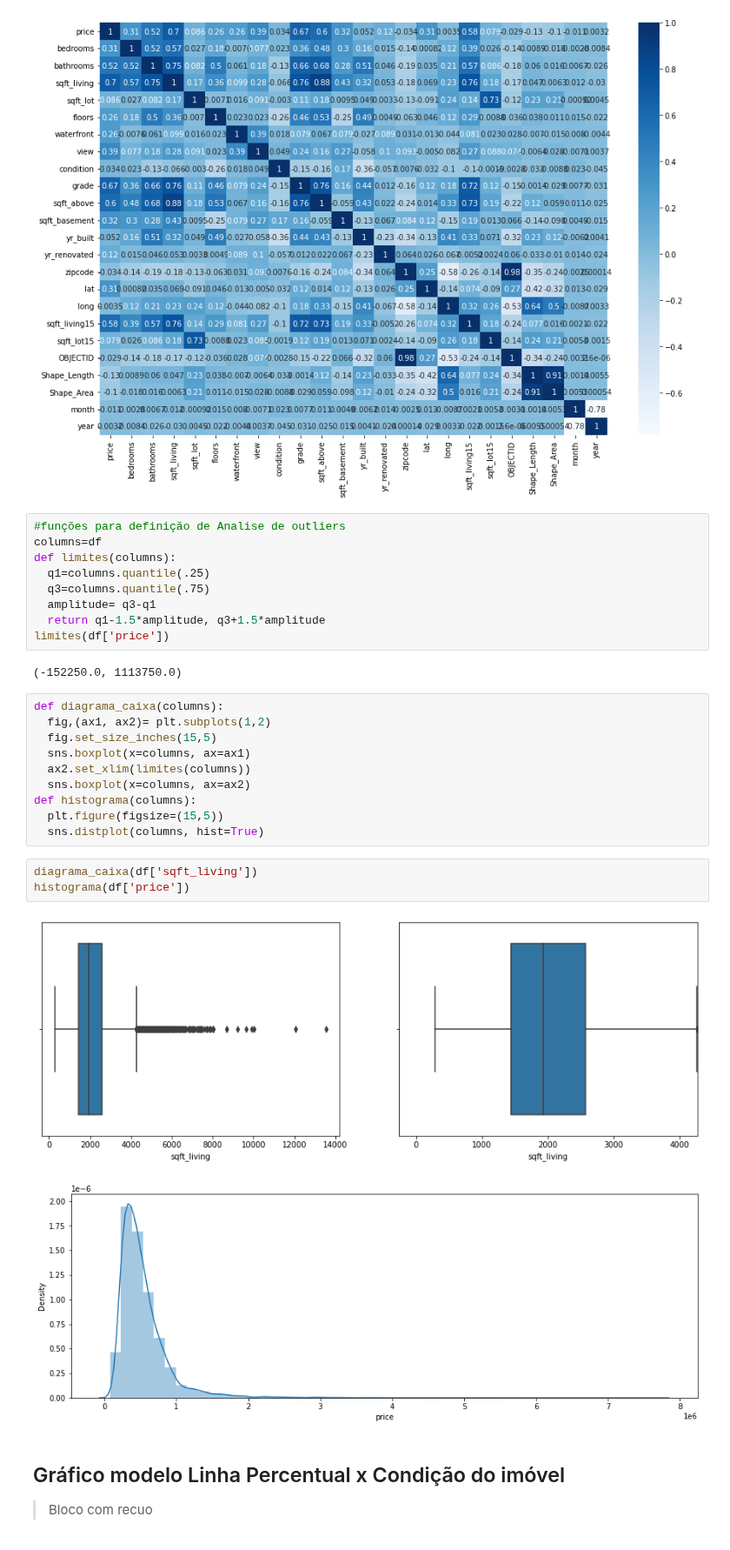
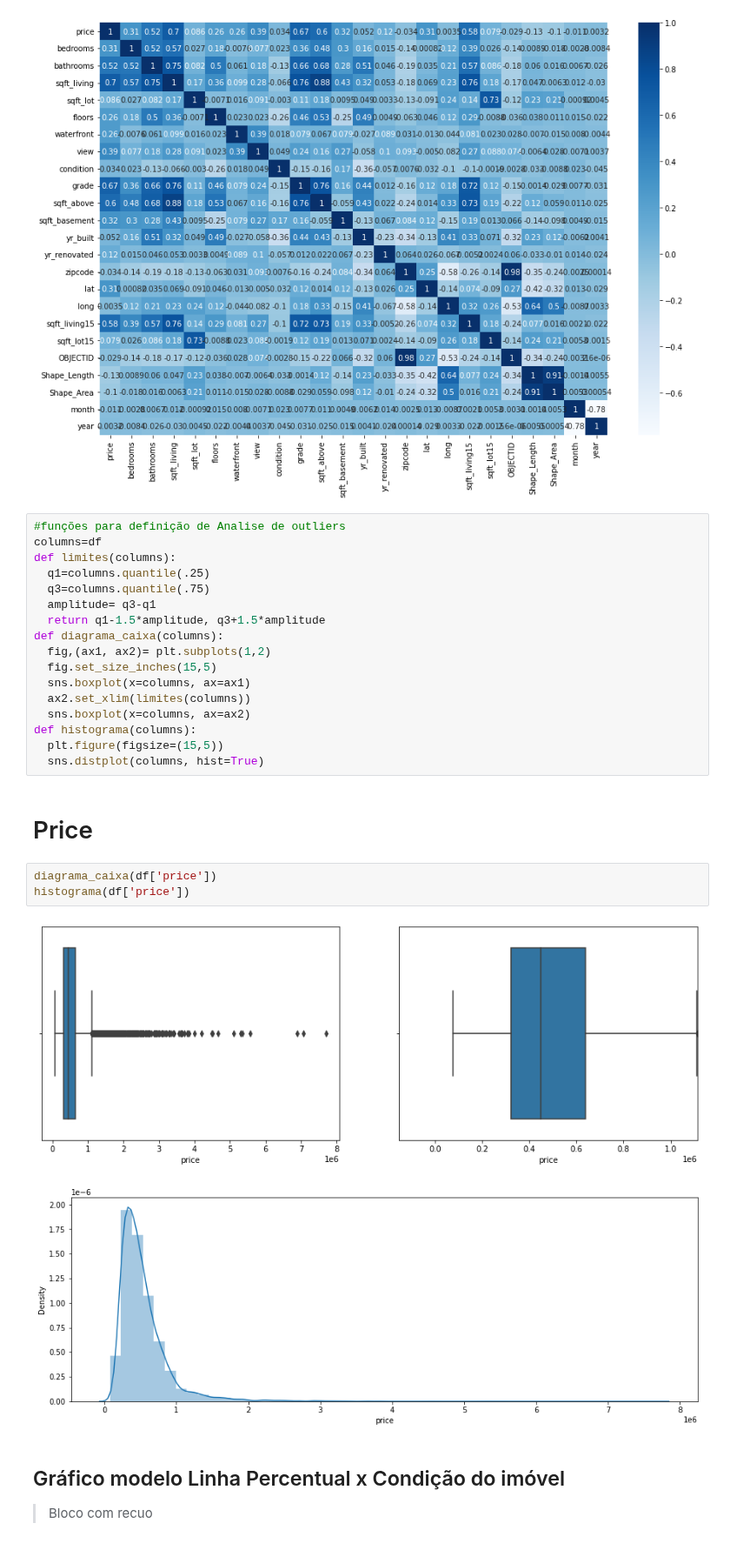
Before and after one commit to ramon-santana-silva/miniprojeto01, a Jupyter notebook: roofimoveis.ipynb, the cells around one changed output. Shown at 87% size. Cells and saved outputs as stored; diff of their text form.

```diff
--- a/roofimoveis.ipynb
+++ b/roofimoveis.ipynb
@@ -306,24 +306,22 @@ def limites(columns):
   q3=columns.quantile(.75)
   amplitude= q3-q1
   return q1-1.5*amplitude, q3+1.5*amplitude
-limites(df['price'])
+def diagrama_caixa(columns):
+  fig,(ax1, ax2)= plt.subplots(1,2)
+  fig.set_size_inches(15,5)
+  sns.boxplot(x=columns, ax=ax1)
+  ax2.set_xlim(limites(columns))
+  sns.boxplot(x=columns, ax=ax2)
+def histograma(columns):
+  plt.figure(figsize=(15,5))
+  sns.distplot(columns, hist=True)
-# %% [output]
-(-152250.0, 1113750.0)
-# %%
-def diagrama_caixa(columns):
-  fig,(ax1, ax2)= plt.subplots(1,2)
-  fig.set_size_inches(15,5)
-  sns.boxplot(x=columns, ax=ax1)
-  ax2.set_xlim(limites(columns))
-  sns.boxplot(x=columns, ax=ax2)
-def histograma(columns):
-  plt.figure(figsize=(15,5))
-  sns.distplot(columns, hist=True)
+# %% [markdown]
+<h1>Price</h1>
 # %%
-diagrama_caixa(df['sqft_living'])
+diagrama_caixa(df['price'])
 histograma(df['price'])
 # %% [output]
-[figure, old version]
+[figure, new version]
 [figure]
 # %% [markdown]
 <h2>Gráfico modelo Linha Percentual x Condição do imóvel</h2>
```
